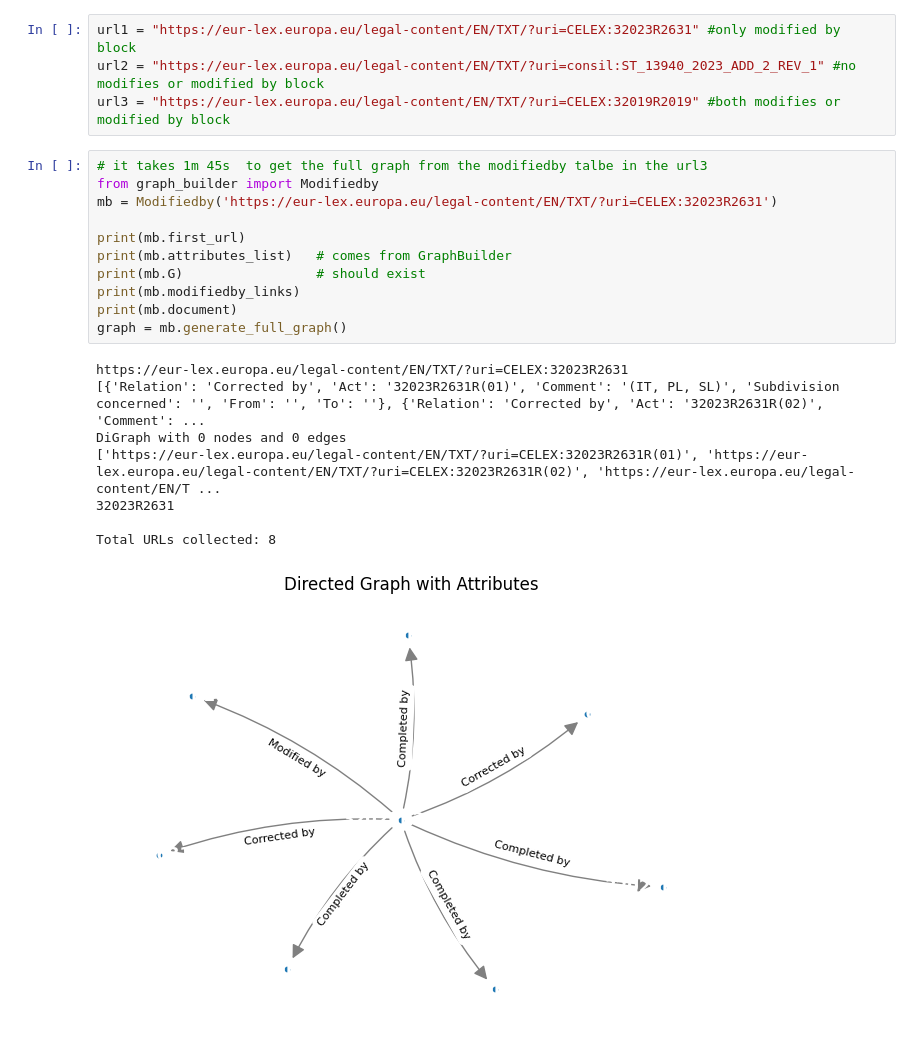
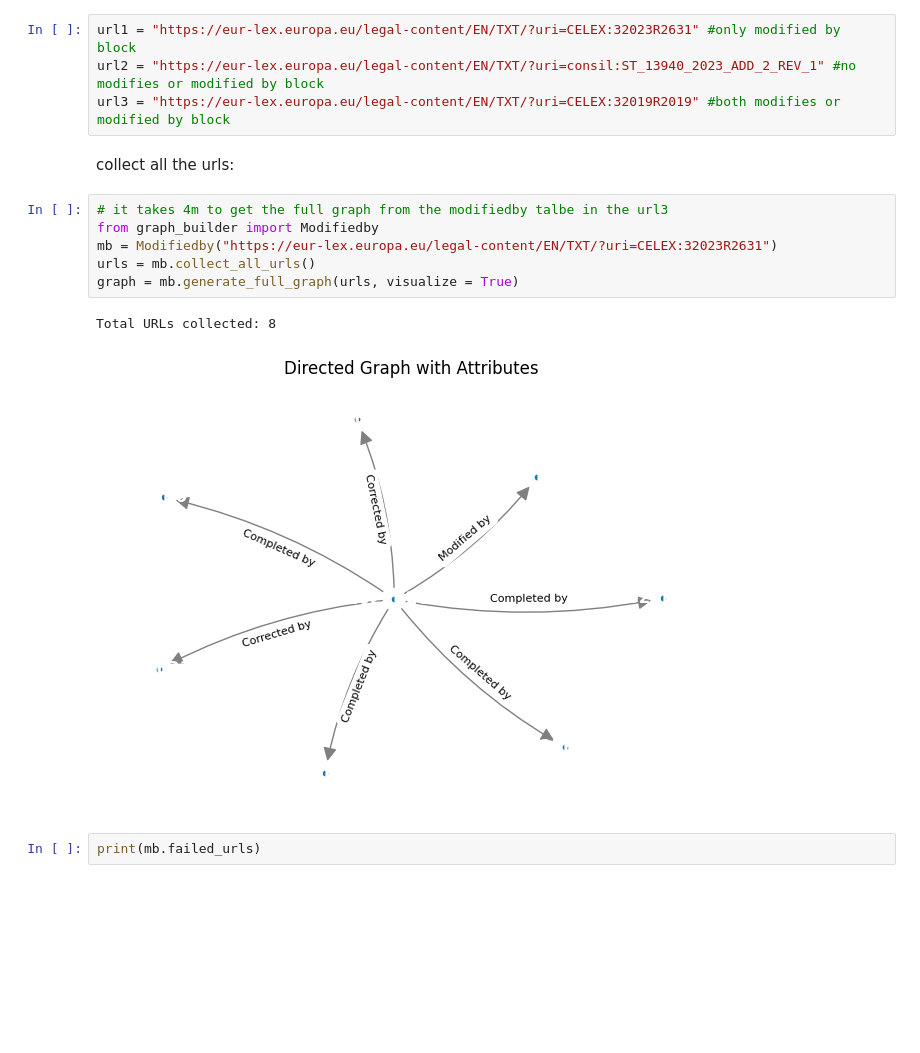
Before and after one commit to Peiying-Huang/EurLexScraper, a Jupyter notebook: document_info_scraper/graph2_full_graph_Test.ipynb, the cells around one changed output. Drawn from its saved outputs; the diff is of its cells as text; blank space fills up the shorter version.

```diff
--- a/document_info_scraper/graph2_full_graph_Test.ipynb
+++ b/document_info_scraper/graph2_full_graph_Test.ipynb
@@ -2,24 +2,17 @@
 url1 = "https://eur-lex.europa.eu/legal-content/EN/TXT/?uri=CELEX:32023R2631" #only modified by block
 url2 = "https://eur-lex.europa.eu/legal-content/EN/TXT/?uri=consil:ST_13940_2023_ADD_2_REV_1" #no modifies or modified by block
 url3 = "https://eur-lex.europa.eu/legal-content/EN/TXT/?uri=CELEX:32019R2019" #both modifies or modified by block
-# %%
-# it takes 1m 45s  to get the full graph from the modifiedby talbe in the url3
-from graph_builder import Modifiedby
-mb = Modifiedby('https://eur-lex.europa.eu/legal-content/EN/TXT/?uri=CELEX:32023R2631')
-
-print(mb.first_url)
-print(mb.attributes_list)   # comes from GraphBuilder
-print(mb.G)                 # should exist
-print(mb.modifiedby_links)
-print(mb.document)
-graph = mb.generate_full_graph()
-# %% [output]
-https://eur-lex.europa.eu/legal-content/EN/TXT/?uri=CELEX:32023R2631
-[{'Relation': 'Corrected by', 'Act': '32023R2631R(01)', 'Comment': '(IT, PL, SL)', 'Subdivision concerned': '', 'From': '', 'To': ''}, {'Relation': 'Corrected by', 'Act': '32023R2631R(02)', 'Comment': ...
-DiGraph with 0 nodes and 0 edges
-['https://eur-lex.europa.eu/legal-content/EN/TXT/?uri=CELEX:32023R2631R(01)', 'https://eur-lex.europa.eu/legal-content/EN/TXT/?uri=CELEX:32023R2631R(02)', 'https://eur-lex.europa.eu/legal-content/EN/T ...
-32023R2631
-
-Total URLs collected: 8
-[figure, removed]
+# %% [markdown]
+collect all the urls:
+# %%
+# it takes 4m to get the full graph from the modifiedby talbe in the url3
+from graph_builder import Modifiedby
+mb = Modifiedby("https://eur-lex.europa.eu/legal-content/EN/TXT/?uri=CELEX:32023R2631")
+urls = mb.collect_all_urls()
+graph = mb.generate_full_graph(urls, visualize = True)
+# %% [output]
+Total URLs collected: 8
+[figure, added]
+# %%
+print(mb.failed_urls)
 # %%
```
Also changed, not shown: parts of 4 cells of this notebook, 3 other files.
